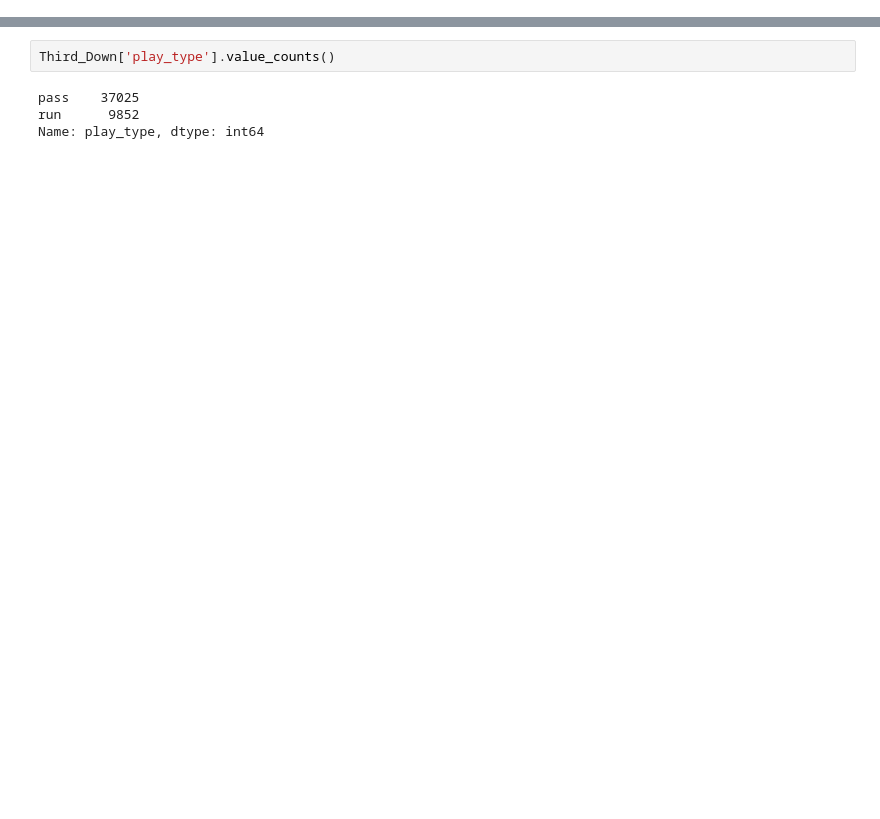
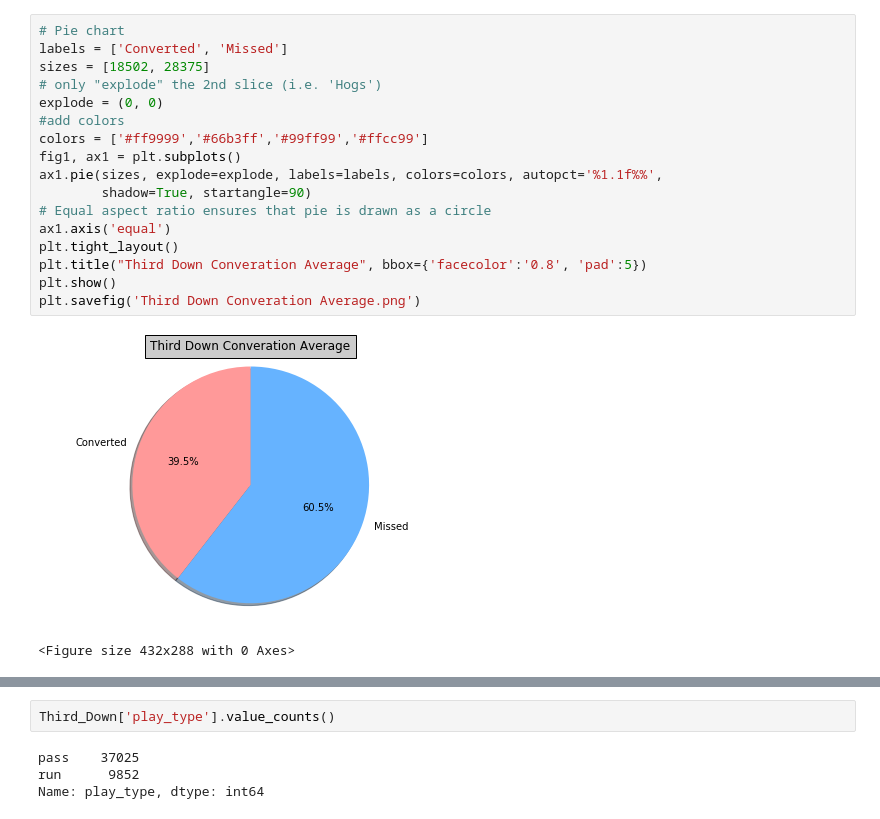
Before and after one commit to juliasweet/Final_Project, a Jupyter notebook: Prediction_Pass_vs_Run.ipynb, the cells around one changed output, grey strips where cells are left out. Saved outputs shown, nothing was run; the diff lists cells and outputs as text; blank space fills up the shorter version.

```diff
--- a/Prediction_Pass_vs_Run.ipynb
+++ b/Prediction_Pass_vs_Run.ipynb
@@ -44,0 +30,20 @@ Third_Down.head()
+# %%
+# Pie chart
+labels = ['Converted', 'Missed']
+sizes = [18502, 28375]
+# only "explode" the 2nd slice (i.e. 'Hogs')
+explode = (0, 0)
+#add colors
+colors = ['#ff9999','#66b3ff','#99ff99','#ffcc99']
+fig1, ax1 = plt.subplots()
+ax1.pie(sizes, explode=explode, labels=labels, colors=colors, autopct='%1.1f%%',
+        shadow=True, startangle=90)
+# Equal aspect ratio ensures that pie is drawn as a circle
+ax1.axis('equal')
+plt.tight_layout()
+plt.title("Third Down Converation Average", bbox={'facecolor':'0.8', 'pad':5})
+plt.show()
+plt.savefig('Third Down Converation Average.png')
+# %% [output]
+[figure, added]
+<Figure size 432x288 with 0 Axes>
```
Also changed, not shown: parts of 60 cells of this notebook, 12 other files.
